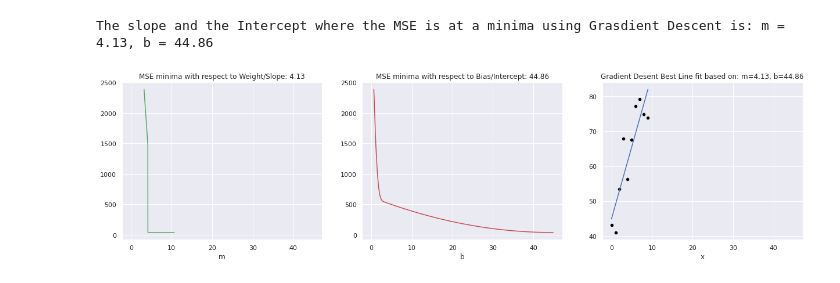
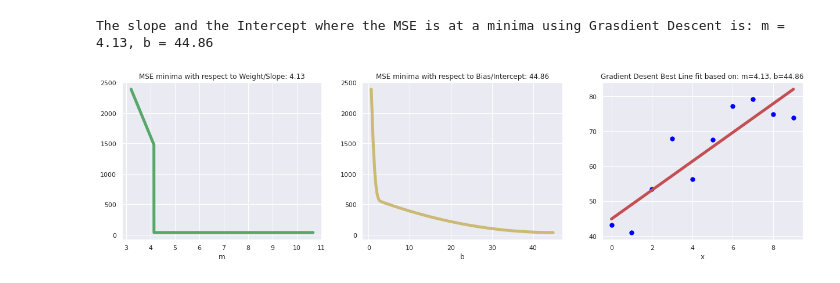
Before and after one commit to yebiFesseha/Excel-for-Excel-In-MachineLearning, a Jupyter notebook: GradientDescentFromScratch.ipynb, the cells around one changed output. Drawn from its saved outputs; the diff is of its cells as text; code cells hidden in the pictures.

```diff
--- a/GradientDescentFromScratch.ipynb
+++ b/GradientDescentFromScratch.ipynb
@@ -139,20 +139,20 @@ print(f"The slope and the Intercept where the MSE is at a minima using Grasdient
 # %% [output]
 The slope and the Intercept where the MSE is at a minima using Grasdient Descent is: m = 4.13, b = 44.86
 # %%
-fig, axes = plt.subplots(1, 3, sharex=True, figsize=(21,5))
+fig, axes = plt.subplots(1, 3, sharex=False, figsize=(21,5))
 
 axes[0].set_title(f"MSE minima with respect to Weight/Slope: {round(m,2)}")
 axes[1].set_title(f"MSE minima with respect to Bias/Intercept: {round(b,2)}")
 axes[2].set_title(f"Gradient Desent Best Line fit based on: m={round(m,2)}, b={round(b,2)}")
-sns.lineplot(ax = axes[0], x = mlist, y = mselist, color='g')
+sns.lineplot(ax = axes[0], x = mlist, y = mselist, color='g', linewidth=5)
 
-sns.lineplot(ax = axes[1], x = blist, y = mselist, color='r')
-sns.lineplot(ax = axes[2], x = X, y = X*m + b, color='b')
-sns.scatterplot(ax = axes[2], x = X, y = y, color='black')
+sns.lineplot(ax = axes[1], x = blist, y = mselist, color='y', linewidth=5)
+sns.lineplot(ax = axes[2], x = X, y = X*m + b, color='r', linewidth=5)
+sns.scatterplot(ax = axes[2], x = X, y = y, color='blue', s=85)
 
 axes[0].set_xlabel("m")
 axes[1].set_xlabel("b")
 axes[2].set_xlabel("x")
 plt.show()
 # %% [output]
-[figure, old version]
+[figure, new version]
```
